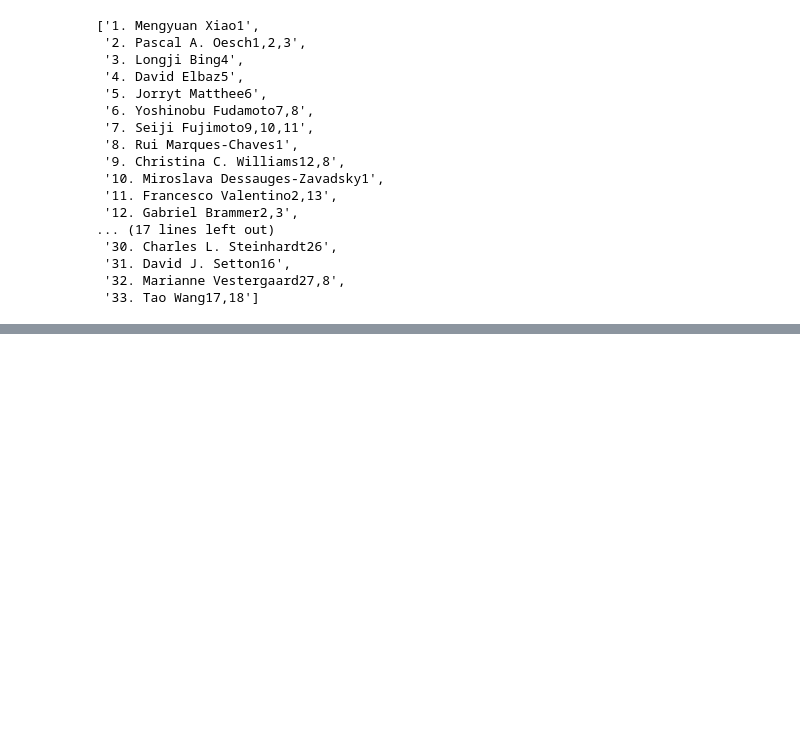
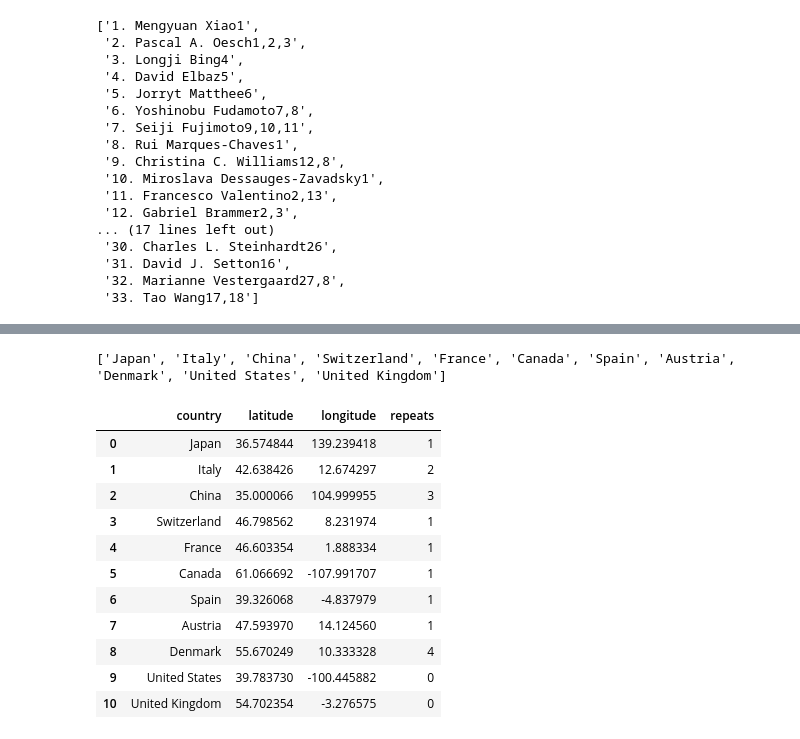
Before and after one commit to romms921/arXiver, a Jupyter notebook: author_affil.ipynb, the cells around one changed output, grey strips where cells are left out. Drawn from its saved outputs; the diff is of its cells as text; code cells hidden in the pictures; blank space fills up the shorter version.

```diff
--- a/author_affil.ipynb
+++ b/author_affil.ipynb
@@ -84,0 +158,53 @@ author_names
+# %%
+# Get latitude and longitude of countries
+from geopy.geocoders import Nominatim
+import pycountry
+import time
+
+def get_coordinates(country):
+    try:
+        country_obj = pycountry.countries.get(name=country)
+        geolocator = Nominatim(user_agent="http")
+        location = geolocator.geocode(country_obj.name)
+        time.sleep(2)  # Wait for 1 second before sending the next request
+        return location.latitude, location.longitude
+    except AttributeError:
+        return None, None
+# %%
+unique_countries = list(set(countries))
+
+if 'USA' in unique_countries:
+    unique_countries.remove('USA')
+    unique_countries.append('United States')
+if 'UK' in unique_countries:
+    unique_countries.remove('UK')
+    unique_countries.append('United Kingdom')
+if 'UAE' in unique_countries:
+    unique_countries.remove('UAE')
+    unique_countries.append('United Arab Emirates')
+
+# Remove any non-country entries from unique_countries
+unique_countries = [country for country in unique_countries if pycountry.countries.get(name=country)]
+print(unique_countries)
+
+# Count the number of times each country is repeated
+country_counts = {country: countries.count(country) for country in unique_countries}
+
+df = pd.DataFrame({'country': unique_countries})
+df[['latitude', 'longitude']] = df['country'].apply(get_coordinates).apply(pd.Series)
+df['repeats'] = df['country'].map(country_counts)
+df
+# %% [output]
+['Japan', 'Italy', 'China', 'Switzerland', 'France', 'Canada', 'Spain', 'Austria', 'Denmark', 'United States', 'United Kingdom']
+|  | country | latitude | longitude | repeats |
+| 0 | Japan | 36.574844 | 139.239418 | 1 |
+| 1 | Italy | 42.638426 | 12.674297 | 2 |
+| 2 | China | 35.000066 | 104.999955 | 3 |
+| 3 | Switzerland | 46.798562 | 8.231974 | 1 |
+| 4 | France | 46.603354 | 1.888334 | 1 |
+| 5 | Canada | 61.066692 | -107.991707 | 1 |
+| 6 | Spain | 39.326068 | -4.837979 | 1 |
+| 7 | Austria | 47.593970 | 14.124560 | 1 |
+| 8 | Denmark | 55.670249 | 10.333328 | 4 |
+| 9 | United States | 39.783730 | -100.445882 | 0 |
+| 10 | United Kingdom | 54.702354 | -3.276575 | 0 |
```
Also changed, not shown: parts of 6 cells of this notebook.
